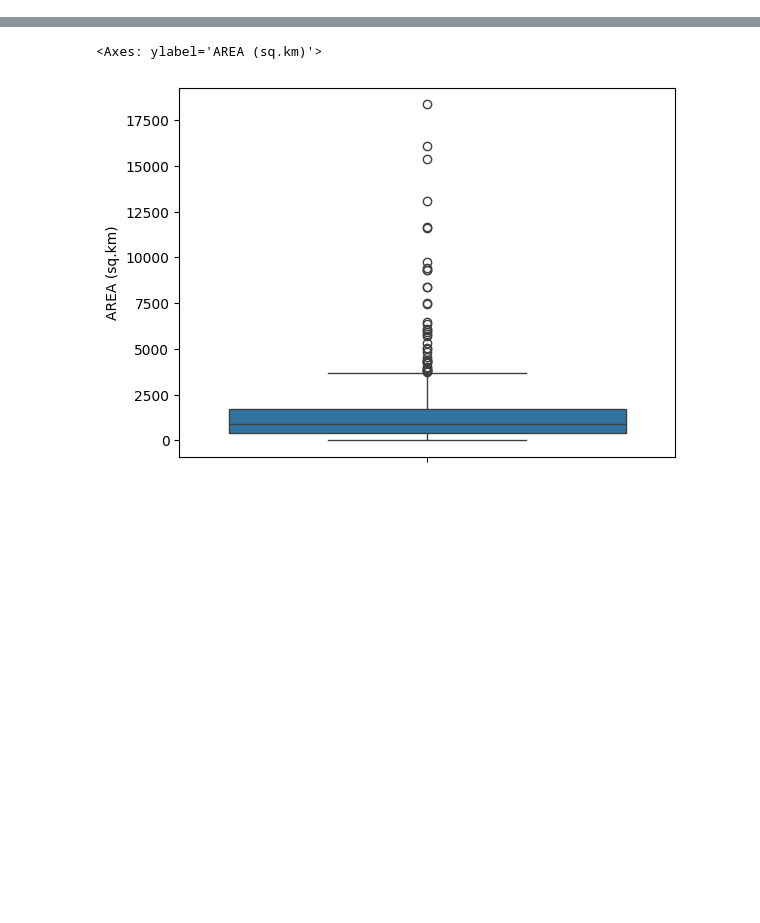
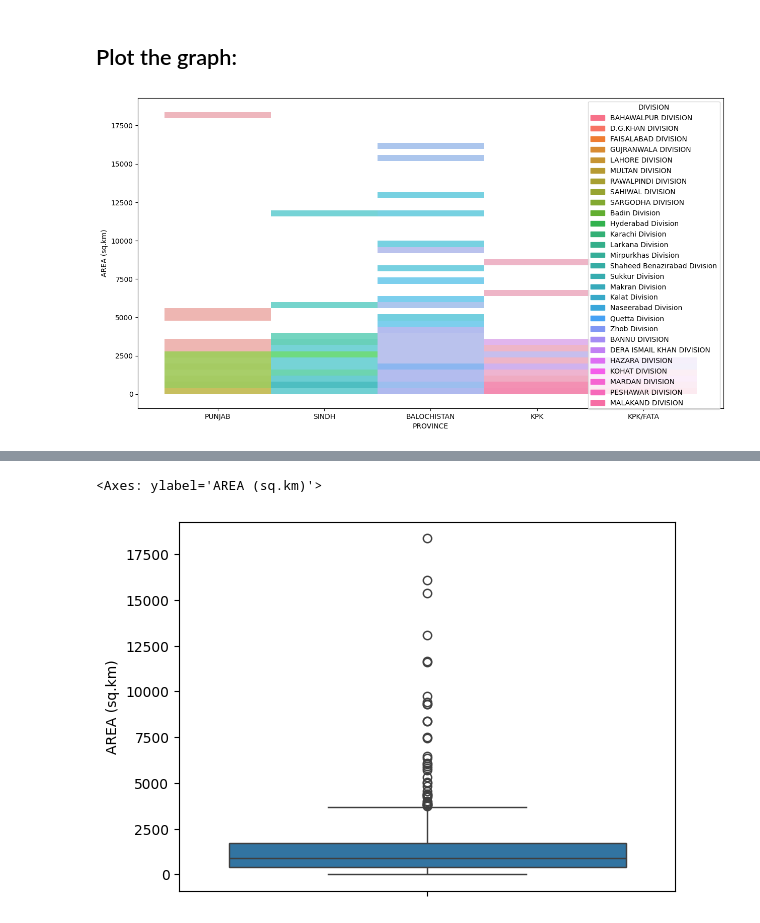
Before and after one commit to summaiyazafar/Learning, a Jupyter notebook: Complete_EDA/Pandas_tips_and_tricks/data/02_pandas_pak_pop_dataset.ipynb, the cells around one changed output, grey strips where cells are left out. Saved outputs shown, nothing was run; the diff lists cells and outputs as text; code cells hidden in the pictures; blank space fills up the shorter version.

```diff
--- a/Complete_EDA/Pandas_tips_and_tricks/data/02_pandas_pak_pop_dataset.ipynb
+++ b/Complete_EDA/Pandas_tips_and_tricks/data/02_pandas_pak_pop_dataset.ipynb
@@ -45,0 +179,8 @@ pd.set_option('display.max_columns', None)
+# %% [markdown]
+## Plot the graph:
+# %%
+plt.figure(figsize=(15, 8))
+sns.histplot(data=df, x='PROVINCE', y='AREA (sq.km)', hue='DIVISION')
+plt.show()
+# %% [output]
+[figure, added]
```
Also changed, not shown: parts of 52 cells of this notebook, 8 other files.
